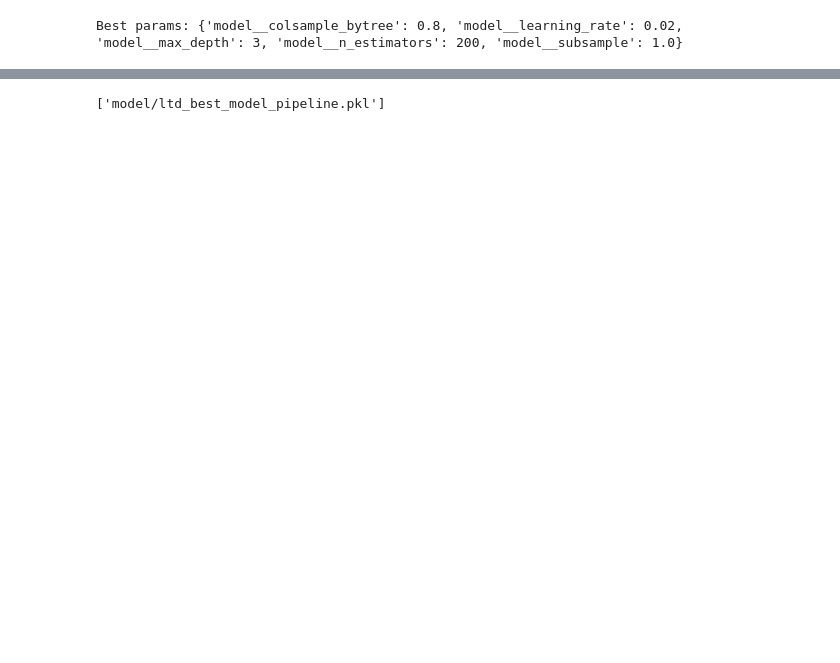
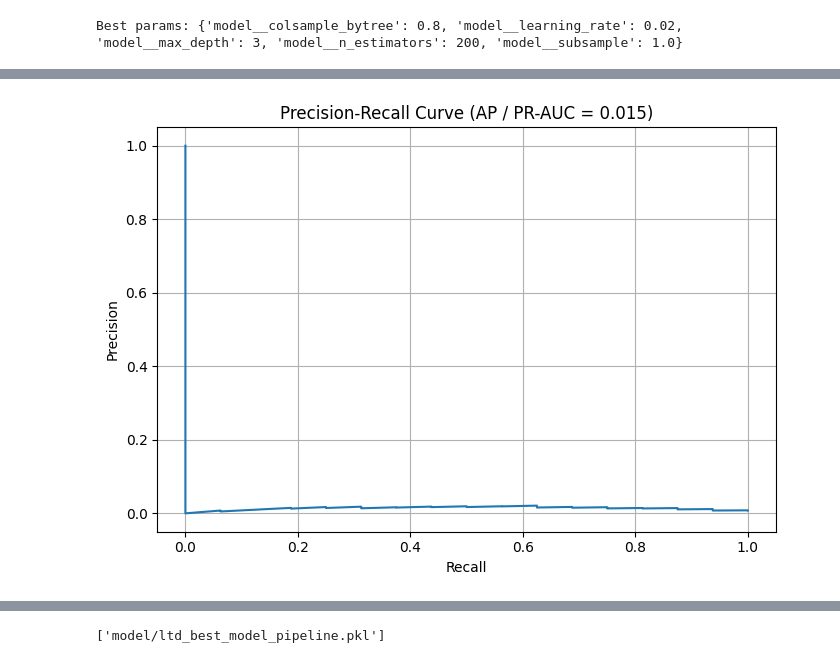
Before and after one commit to rhythm-billore/ltd-insurance-claim-prediction, a Jupyter notebook: best_model.ipynb, the cells around one changed output, grey strips where cells are left out. Saved outputs shown, nothing was run; the diff lists cells and outputs as text; code cells hidden in the pictures; blank space fills up the shorter version.

```diff
--- a/best_model.ipynb
+++ b/best_model.ipynb
@@ -184,0 +250,14 @@ Confusion matrix:
+# %%
+precision, recall, thresholds = precision_recall_curve(y_test, y_proba)
+ap = average_precision_score(y_test, y_proba)
+
+plt.figure(figsize=(7, 5))
+plt.plot(recall, precision)
+plt.xlabel("Recall")
+plt.ylabel("Precision")
+plt.title(f"Precision-Recall Curve (AP / PR-AUC = {ap:.3f})")
+plt.grid(True)
+plt.tight_layout()
+plt.show()
+# %% [output]
+[figure, added]
```
Also changed, not shown: parts of 22 cells of this notebook, 13 other files.
